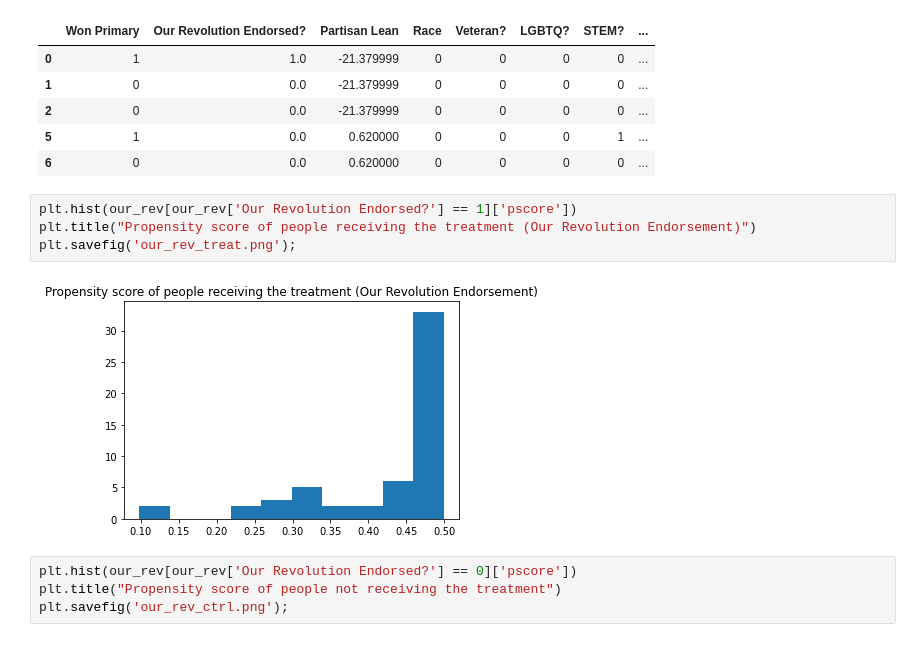
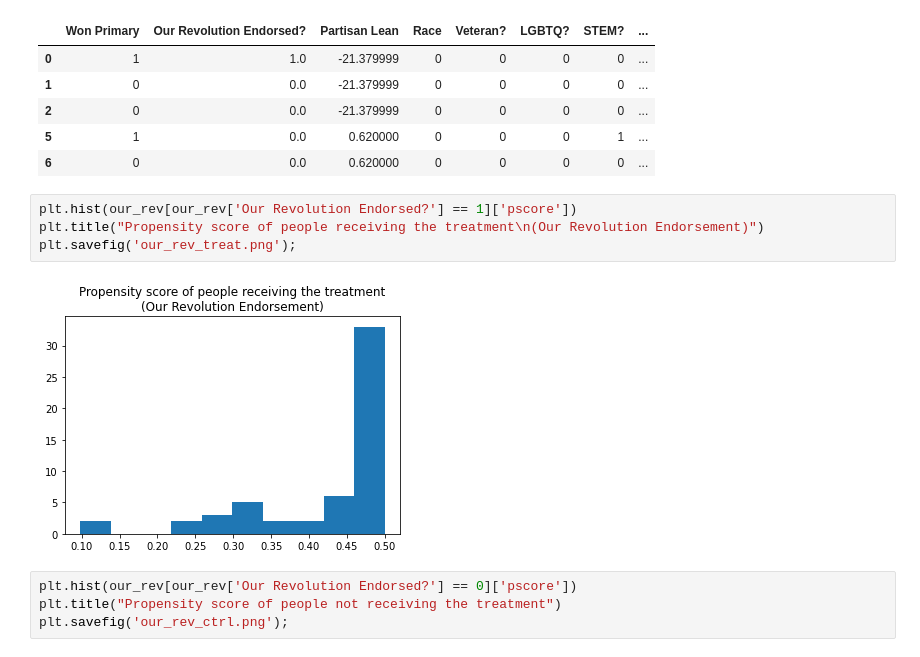
Before and after one commit to tetsu2001/102-project, a Jupyter notebook: aileen/causal.ipynb, the cells around one changed output. Saved outputs shown, nothing was run; the diff lists cells and outputs as text.

```diff
--- a/aileen/causal.ipynb
+++ b/aileen/causal.ipynb
@@ -320,10 +320,10 @@ our_rev.head()
 | 6 | 0 | 0.0 | 0.620000 | 0 | 0 | 0 | 0 | ... |
 # %%
 plt.hist(our_rev[our_rev['Our Revolution Endorsed?'] == 1]['pscore'])
-plt.title("Propensity score of people receiving the treatment (Our Revolution Endorsement)")
+plt.title("Propensity score of people receiving the treatment\n(Our Revolution Endorsement)")
 plt.savefig('our_rev_treat.png');
 # %% [output]
-[figure, old version]
+[figure, new version]
 # %%
 plt.hist(our_rev[our_rev['Our Revolution Endorsed?'] == 0]['pscore'])
 plt.title("Propensity score of people not receiving the treatment")
```
Also changed, not shown: parts of 3 cells of this notebook, 5 other files.
